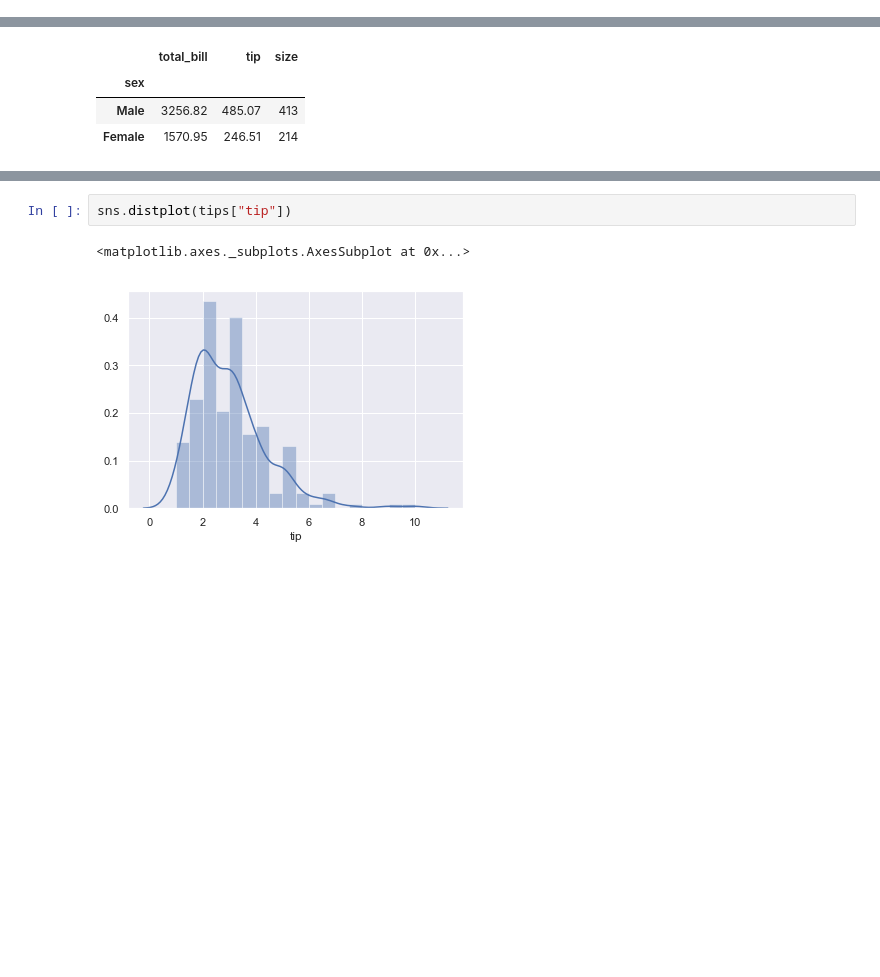
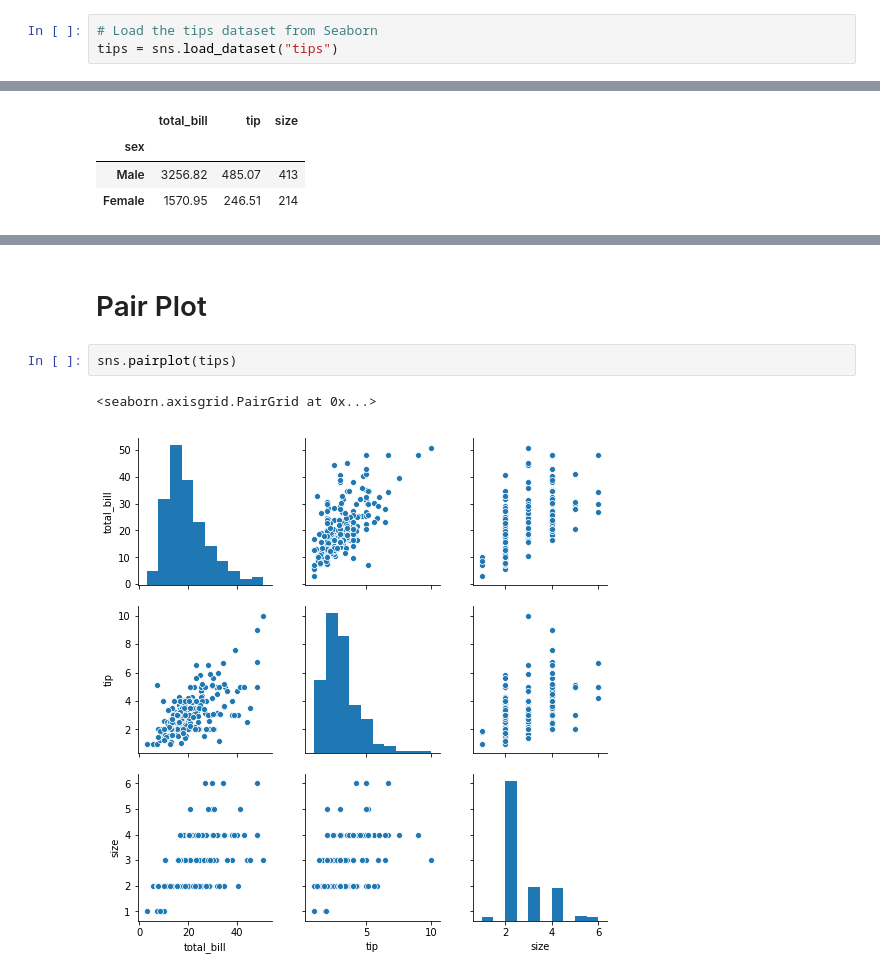
Before and after one commit to pauladaly/Fundamentals-Assessment, a Jupyter notebook: Fundamentals-Assessment.ipynb, the cells around one changed output, grey strips where cells are left out. Drawn from its saved outputs; the diff is of its cells as text; blank space fills up the shorter version.

Commit message:
Visualising

```diff
--- a/Fundamentals-Assessment.ipynb
+++ b/Fundamentals-Assessment.ipynb
@@ -6,4 +22,7 @@ import matplotlib.pyplot as plt
 import numpy as np
 import pandas as pd
 import seaborn as sns
+# %%
+# Load the tips dataset from Seaborn
+tips = sns.load_dataset("tips")
 # %%
@@ -108,5 +237,7 @@ group.mean()
+# %% [markdown]
+# Pair Plot
 # %%
-sns.distplot(tips["tip"])
+sns.pairplot(tips)
 # %% [output]
-<matplotlib.axes._subplots.AxesSubplot at 0x...>
+<seaborn.axisgrid.PairGrid at 0x...>
-[figure, old version]
+[figure, new version]
```
Also changed, not shown: parts of 32 cells of this notebook, 1 other file.
